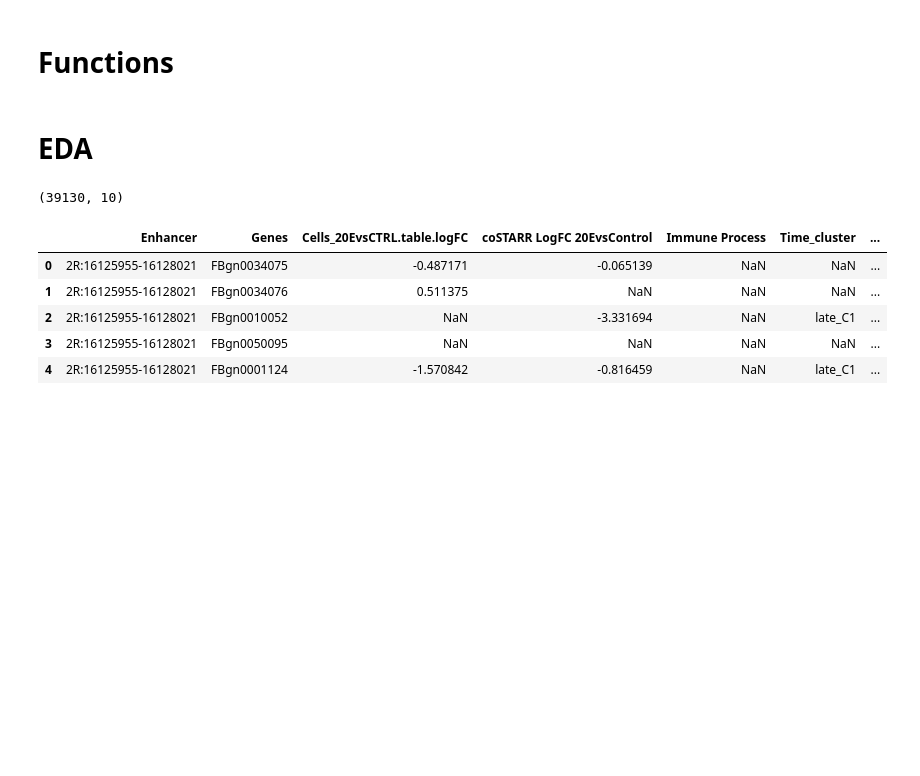
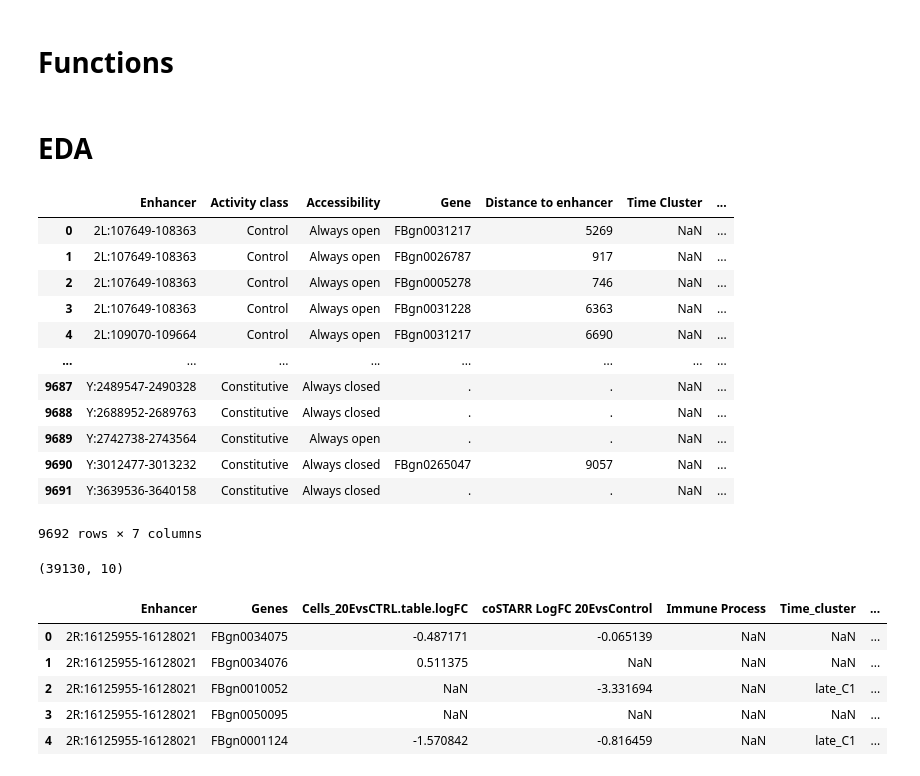
Before and after one commit to WunderlichLab/starr_query, a Jupyter notebook: data_extract.ipynb, the cells around one changed output. Drawn from its saved outputs; the diff is of its cells as text; code cells hidden in the pictures; blank space fills up the shorter version.

```diff
--- a/data_extract.ipynb
+++ b/data_extract.ipynb
@@ -28,6 +28,24 @@ combined_df = pd.concat([e20_df, con_df, imd_df])
 all_df = read_file_and_modify('base_data/EG_all_clean_09_05.csv')
 
 tpm_counts = pd.read_csv('base_data/Allsamples_tpm.csv')
+
+association_df = pd.read_csv('base_data/EG_activity_class.csv')
+# %%
+association_df
+# %% [output]
+|  | Enhancer | Activity class | Accessibility | Gene | Distance to enhancer | Time Cluster | ... |
+| 0 | 2L:107649-108363 | Control | Always open | FBgn0031217 | 5269 | NaN | ... |
+| 1 | 2L:107649-108363 | Control | Always open | FBgn0026787 | 917 | NaN | ... |
+| 2 | 2L:107649-108363 | Control | Always open | FBgn0005278 | 746 | NaN | ... |
+| 3 | 2L:107649-108363 | Control | Always open | FBgn0031228 | 6363 | NaN | ... |
+| 4 | 2L:109070-109664 | Control | Always open | FBgn0031217 | 6690 | NaN | ... |
+| ... | ... | ... | ... | ... | ... | ... | ... |
+| 9687 | Y:2489547-2490328 | Constitutive | Always closed | . | . | NaN | ... |
+| 9688 | Y:2688952-2689763 | Constitutive | Always closed | . | . | NaN | ... |
+| 9689 | Y:2742738-2743564 | Constitutive | Always open | . | . | NaN | ... |
+| 9690 | Y:3012477-3013232 | Constitutive | Always closed | FBgn0265047 | 9057 | NaN | ... |
+| 9691 | Y:3639536-3640158 | Constitutive | Always closed | . | . | NaN | ... |
+9692 rows × 7 columns
 # %%
 print(combined_df.shape)
 combined_df.head()
```
Also changed, not shown: parts of 19 cells of this notebook, 3 other files.
